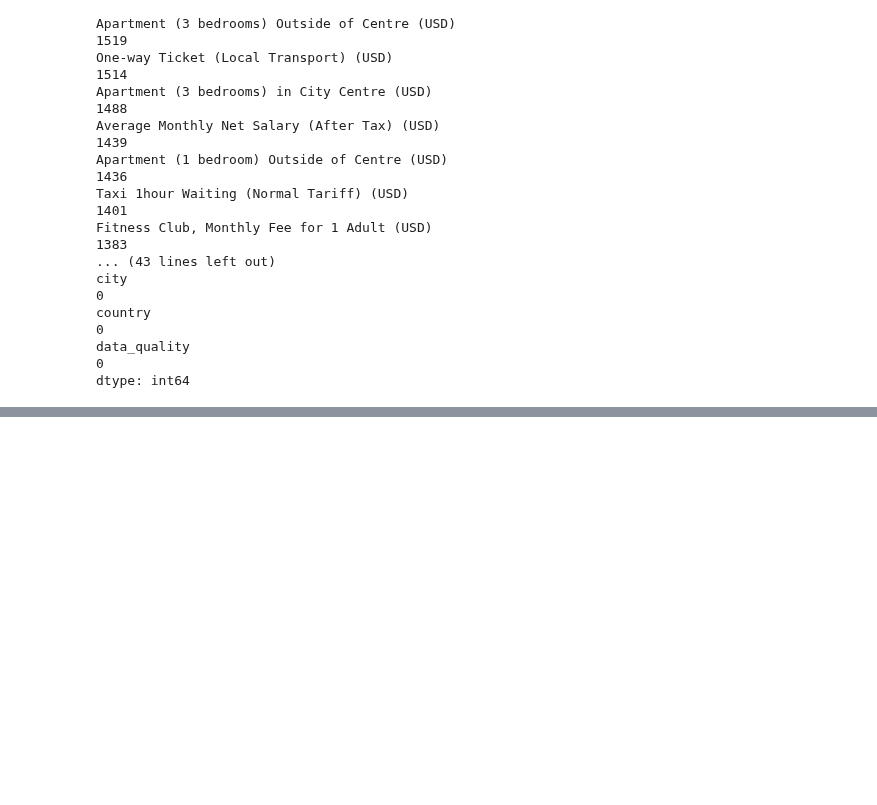
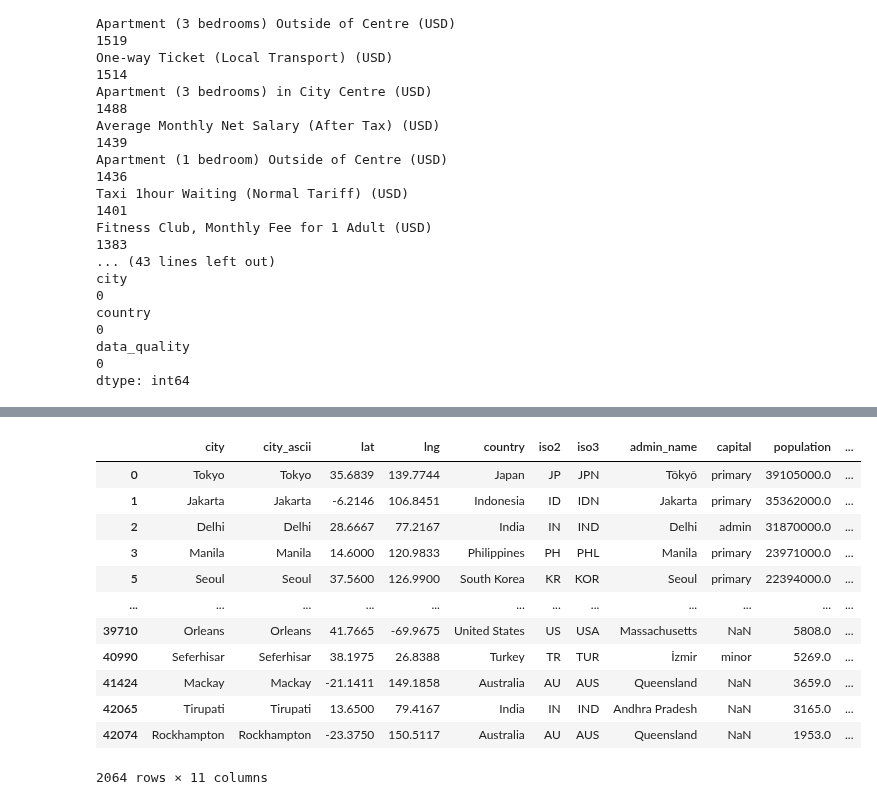
Before and after one commit to apsocarras/team-week, a Jupyter notebook: alex_work.ipynb, the cells around one changed output, grey strips where cells are left out. Drawn from its saved outputs; the diff is of its cells as text; code cells hidden in the pictures; blank space fills up the shorter version.

```diff
--- a/alex_work.ipynb
+++ b/alex_work.ipynb
@@ -1,8 +1,8 @@
 # %%
 import pandas as pd
 
-v1 = pd.read_csv("data/cost-of-living.csv", index_col=0)
-v2 = pd.read_csv("data/cost-of-living_v2.csv")
+v1 = pd.read_csv("data/unclean/cost-of-living.csv", index_col=0)
+v2 = pd.read_csv("data/unclean/cost-of-living_v2.csv")
 # %%
 # Exploring differences between dataset versions
 outer = pd.merge(v1, v2, how='outer', indicator=True)
@@ -91,0 +108,2 @@ apartments3 = cost_living.dropna(subset=cost_living.columns[49:55], axis=0) # ro
+# %%
+price_sq_meter = apartments1[['city','country','Price per Square Meter to Buy Apartment in City Centre (USD)', 'data_quality']]
@@ -91,0 +149,16 @@ apartments3 = cost_living.dropna(subset=cost_living.columns[49:55], axis=0) # ro
+# %%
+worldcities[worldcities.city.isin(list(price_sq_meter.city))]
+# %% [output]
+|  | city | city_ascii | lat | lng | country | iso2 | iso3 | admin_name | capital | population | ... |
+| 0 | Tokyo | Tokyo | 35.6839 | 139.7744 | Japan | JP | JPN | Tōkyō | primary | 39105000.0 | ... |
+| 1 | Jakarta | Jakarta | -6.2146 | 106.8451 | Indonesia | ID | IDN | Jakarta | primary | 35362000.0 | ... |
+| 2 | Delhi | Delhi | 28.6667 | 77.2167 | India | IN | IND | Delhi | admin | 31870000.0 | ... |
+| 3 | Manila | Manila | 14.6000 | 120.9833 | Philippines | PH | PHL | Manila | primary | 23971000.0 | ... |
+| 5 | Seoul | Seoul | 37.5600 | 126.9900 | South Korea | KR | KOR | Seoul | primary | 22394000.0 | ... |
+| ... | ... | ... | ... | ... | ... | ... | ... | ... | ... | ... | ... |
+| 39710 | Orleans | Orleans | 41.7665 | -69.9675 | United States | US | USA | Massachusetts | NaN | 5808.0 | ... |
+| 40990 | Seferhisar | Seferhisar | 38.1975 | 26.8388 | Turkey | TR | TUR | İzmir | minor | 5269.0 | ... |
+| 41424 | Mackay | Mackay | -21.1411 | 149.1858 | Australia | AU | AUS | Queensland | NaN | 3659.0 | ... |
+| 42065 | Tirupati | Tirupati | 13.6500 | 79.4167 | India | IN | IND | Andhra Pradesh | NaN | 3165.0 | ... |
+| 42074 | Rockhampton | Rockhampton | -23.3750 | 150.5117 | Australia | AU | AUS | Queensland | NaN | 1953.0 | ... |
+2064 rows × 11 columns
```
Also changed, not shown: parts of 5 cells of this notebook, 1 other file.
